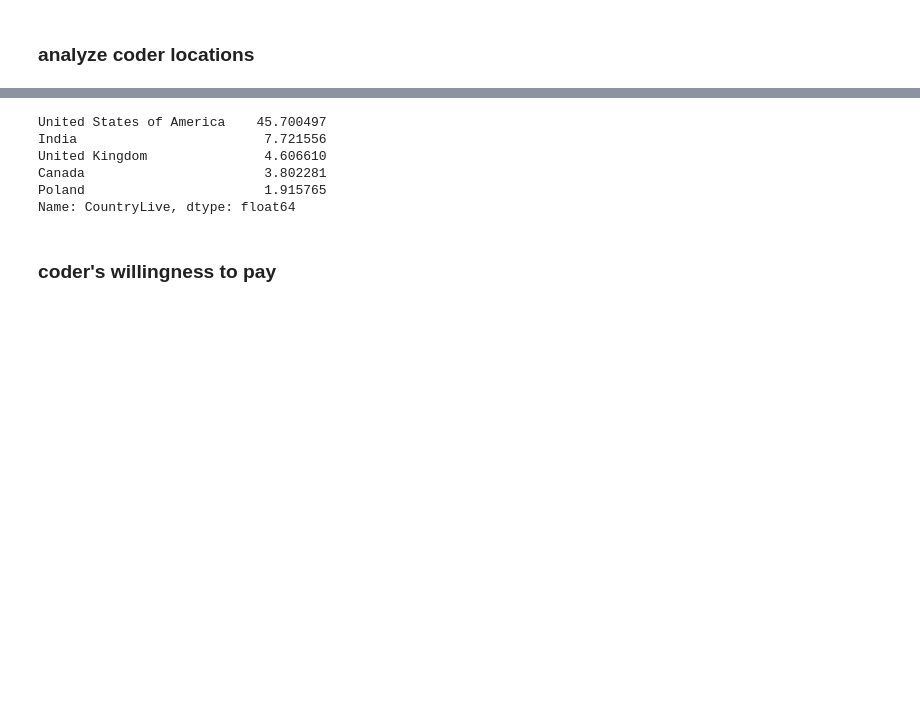
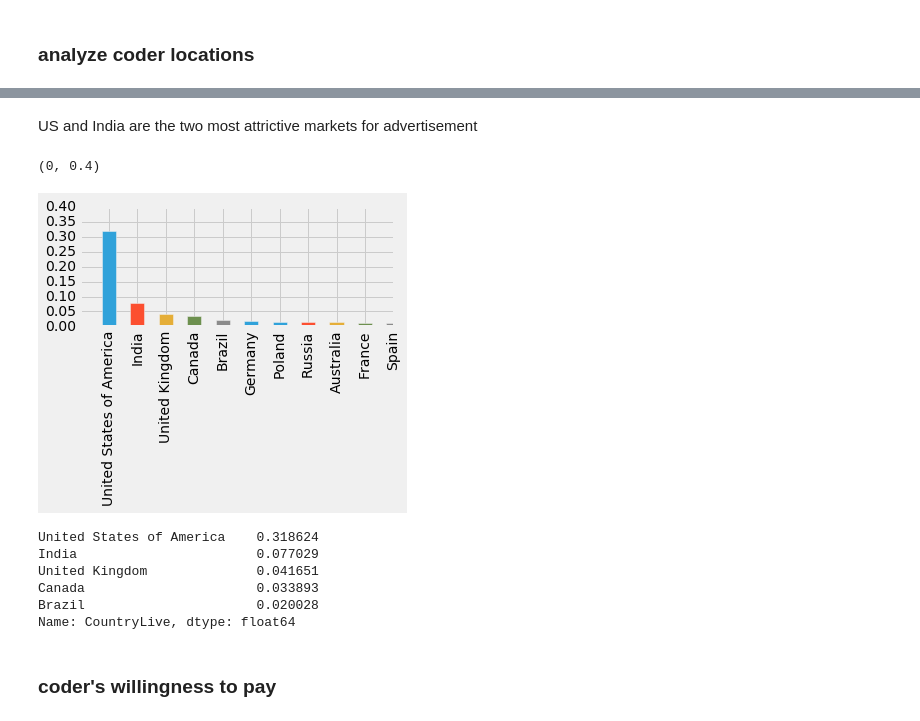
Before and after one commit to Xuehong-pdx/Self-directed-learning-Python_Projects, a Jupyter notebook: find the best markets to advertise in.ipynb, the cells around one changed output, grey strips where cells are left out. Cells and saved outputs as stored; diff of their text form; code cells hidden in the pictures; blank space fills up the shorter version.

```diff
--- a/find the best markets to advertise in.ipynb
+++ b/find the best markets to advertise in.ipynb
@@ -60,11 +74,22 @@ coder_loc_freq.plot.bar()
+# %% [markdown]
+US and India are the two most attrictive markets for advertisement
+# %%
+relative_freq = freq / df.shape[0]
+plt.figure(figsize=(5,2))
+relative_freq.plot.bar()
+plt.xlim(-1,10)
+plt.ylim(0, 0.4)
+# %% [output]
+(0, 0.4)
+[figure, added]
 # %%
-coder_loc_freq.head(5)
+relative_freq.head(5)
 # %% [output]
-United States of America    45.700497
-India                        7.721556
-United Kingdom               4.606610
-Canada                       3.802281
-Poland                       1.915765
+United States of America    0.318624
+India                       0.077029
+United Kingdom              0.041651
+Canada                      0.033893
+Brazil                      0.020028
 Name: CountryLive, dtype: float64
 # %% [markdown]
 ### coder's willingness to pay
```
Also changed, not shown: parts of 15 cells of this notebook.
